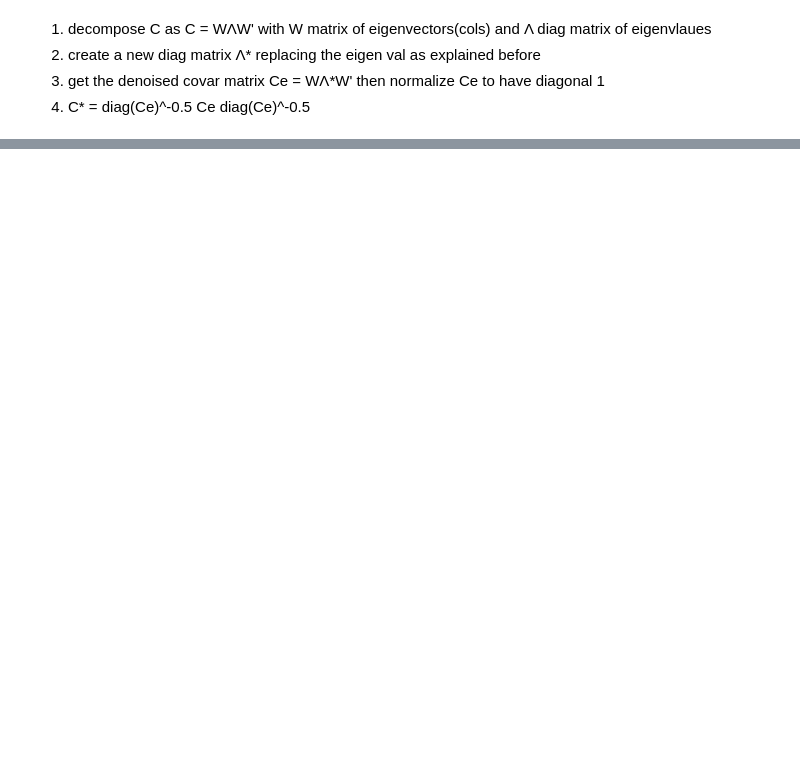
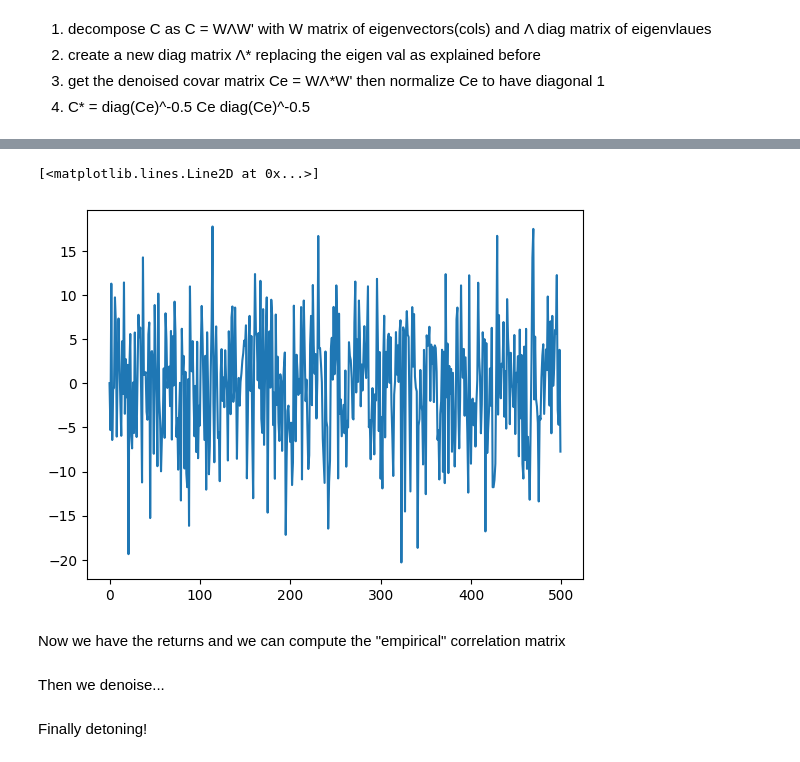
Before and after one commit to dgalassi99/quant-lab, a Jupyter notebook: 00_books/Machine_Learning_for_Asset_Managers.ipynb, the cells around one changed output, grey strips where cells are left out. Drawn from its saved outputs; the diff is of its cells as text; code cells hidden in the pictures; blank space fills up the shorter version.

```diff
--- a/00_books/Machine_Learning_for_Asset_Managers.ipynb
+++ b/00_books/Machine_Learning_for_Asset_Managers.ipynb
@@ -258,0 +569,22 @@ eVal1,eVec1=getPCA(corr1)
+# %%
+#create syinthetic data
+np.random.seed(42)
+N = 50
+T = 500
+#true covariance matrix randomly generated
+A = np.random.randn(N, N)
+true_cov = np.dot(A,A.T) #positive definite by construction
+#generate returns
+X = np.random.multivariate_normal(np.zeros(N), true_cov, T)
+#rows are return vector at a given time
+#cols are time series of retunrs for one asset
+# %%
+first_row = X[0]
+first_col = X[:,0]
+# %%
+plt.plot(first_col)
+# %% [output]
+[<matplotlib.lines.Line2D at 0x...>]
+[figure, added]
+# %% [markdown]
+Now we have the returns and we can compute the "empirical" correlation matrix
@@ -258,0 +595,2 @@ eVal1,eVec1=getPCA(corr1)
+# %% [markdown]
+Then we denoise...
@@ -258,0 +622,2 @@ eVal1,eVec1=getPCA(corr1)
+# %% [markdown]
+Finally detoning!
```
Also changed, not shown: parts of 38 cells of this notebook.
